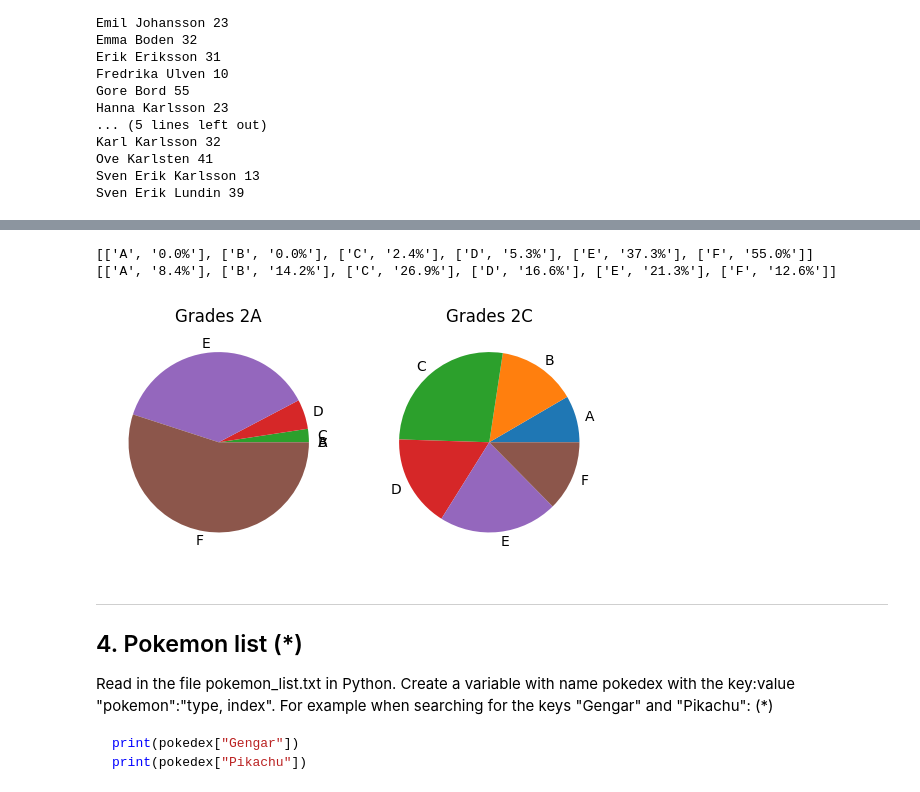
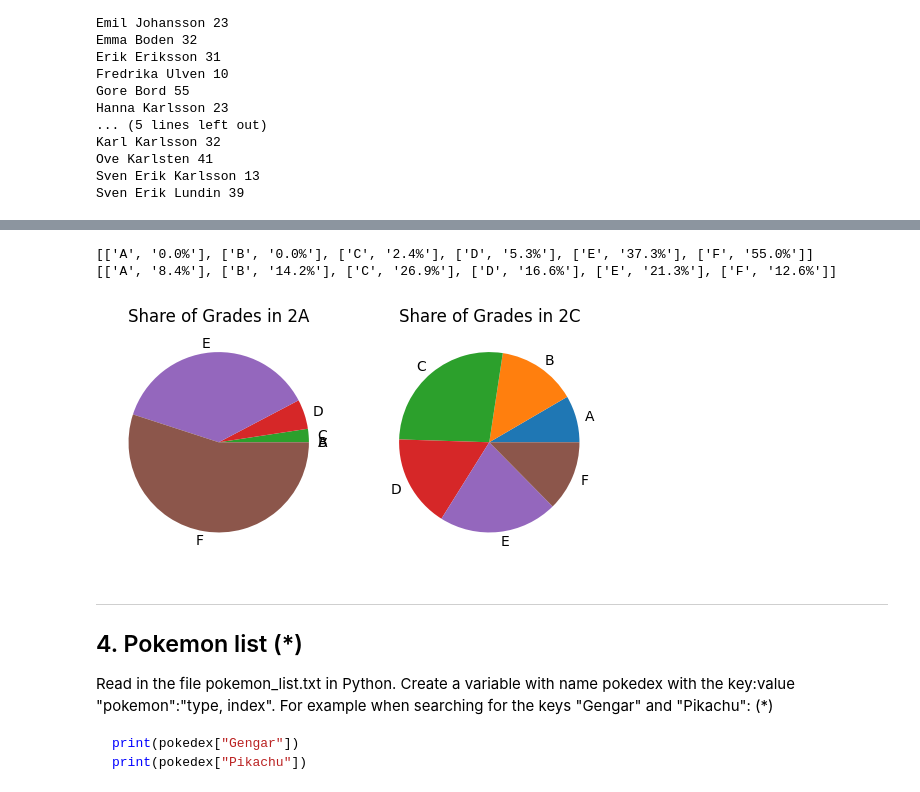
Before and after one commit to Shoresh613/Python-Mikael-Folkesson, a Jupyter notebook: Exercises/08. File handling.ipynb, the cells around one changed output, grey strips where cells are left out. Drawn from its saved outputs; the diff is of its cells as text; code cells hidden in the pictures.

```diff
--- a/Exercises/08. File handling.ipynb
+++ b/Exercises/08. File handling.ipynb
@@ -272,36 +272,36 @@ with open("..\\data\\NPvt19Ma2A.txt","r") as file:
     while line:
         line = file.readline().strip()
         if len(line) > 2:
             categories_2A.append(line.split(" "))
 print(categories_2A)
 
 line=1
 categories_2C = []
 with open("..\\data\\NPvt19Ma2C.txt","r") as file:
     while line:
         line = file.readline().strip()
         if len(line) > 2:
             categories_2C.append(line.split(" "))
 print(categories_2C)
 
 grades2A = [float(x[1].removesuffix("%"))*100 for x in categories_2A]
 share2A = [x[0] for x in categories_2A]
 
 grades2C = [float(x[1].removesuffix("%"))*100 for x in categories_2C]
 share2C = [x[0] for x in categories_2C]
 
 fig, axs = plt.subplots(1,2)
 
-axs[0].set_title('Grades 2A')
-axs[1].set_title('Grades 2C')
+axs[0].set_title('Share of Grades in 2A')
+axs[1].set_title('Share of Grades in 2C')
 
 axs[0].pie(grades2A, labels=share2A)
 axs[1].pie(grades2C, labels=share2C)
 plt.show()
 # %% [output]
 [['A', '0.0%'], ['B', '0.0%'], ['C', '2.4%'], ['D', '5.3%'], ['E', '37.3%'], ['F', '55.0%']]
 [['A', '8.4%'], ['B', '14.2%'], ['C', '26.9%'], ['D', '16.6%'], ['E', '21.3%'], ['F', '12.6%']]
-[figure, old version]
+[figure, new version]
 # %% [markdown]
 ---
 ## 4. Pokemon list (*)
```
Also changed, not shown: parts of 2 cells of this notebook, 5 other files.
